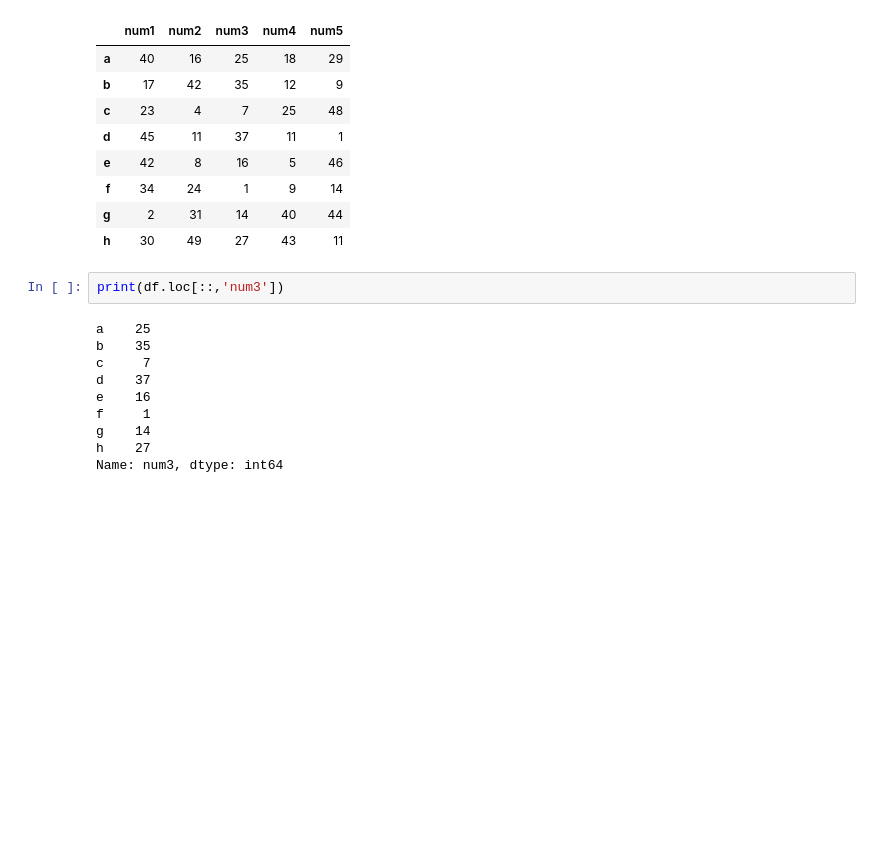
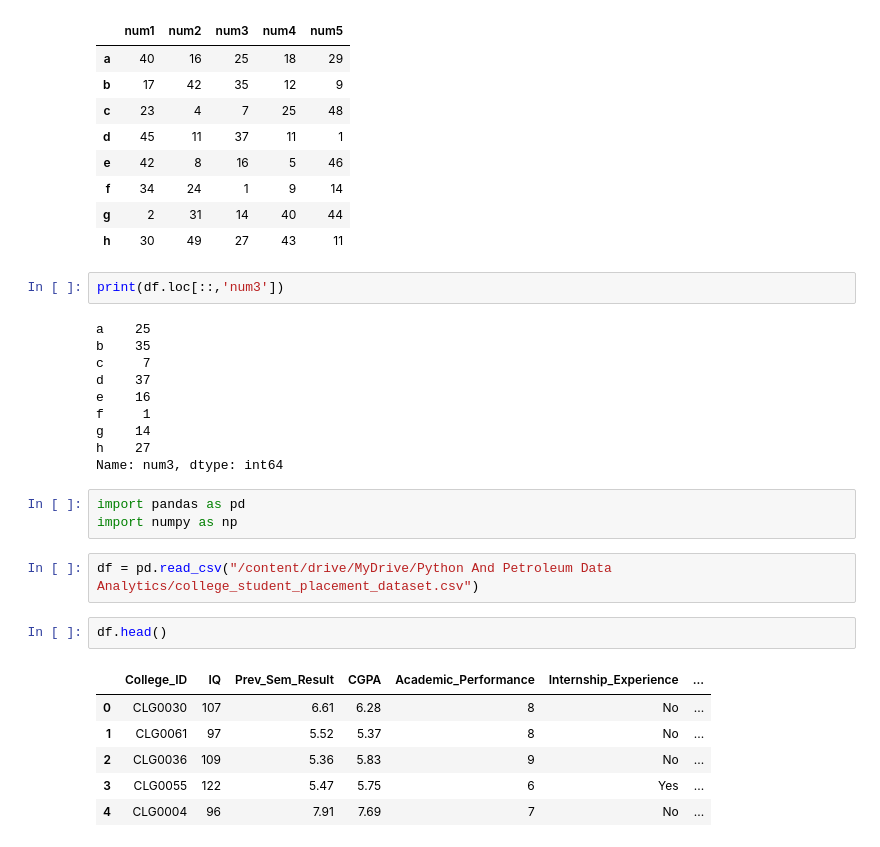
Before and after one commit to shsaniya04/Python-And-Petroleum-Data-Analytics, a Jupyter notebook: 08_Range_Random_Num_LOC_ILOC.ipynb, the cells around one changed output. Cells and saved outputs as stored; diff of their text form; blank space fills up the shorter version.

```diff
--- a/08_Range_Random_Num_LOC_ILOC.ipynb
+++ b/08_Range_Random_Num_LOC_ILOC.ipynb
@@ -113,3 +113,17 @@ f     1
 g    14
 h    27
 Name: num3, dtype: int64
+# %%
+import pandas as pd
+import numpy as np
+# %%
+df = pd.read_csv("/content/drive/MyDrive/Python And Petroleum Data Analytics/college_student_placement_dataset.csv")
+# %%
+df.head()
+# %% [output]
+|  | College_ID | IQ | Prev_Sem_Result | CGPA | Academic_Performance | Internship_Experience | ... |
+| 0 | CLG0030 | 107 | 6.61 | 6.28 | 8 | No | ... |
+| 1 | CLG0061 | 97 | 5.52 | 5.37 | 8 | No | ... |
+| 2 | CLG0036 | 109 | 5.36 | 5.83 | 9 | No | ... |
+| 3 | CLG0055 | 122 | 5.47 | 5.75 | 6 | Yes | ... |
+| 4 | CLG0004 | 96 | 7.91 | 7.69 | 7 | No | ... |
```
Also changed, not shown: parts of 9 cells of this notebook.
